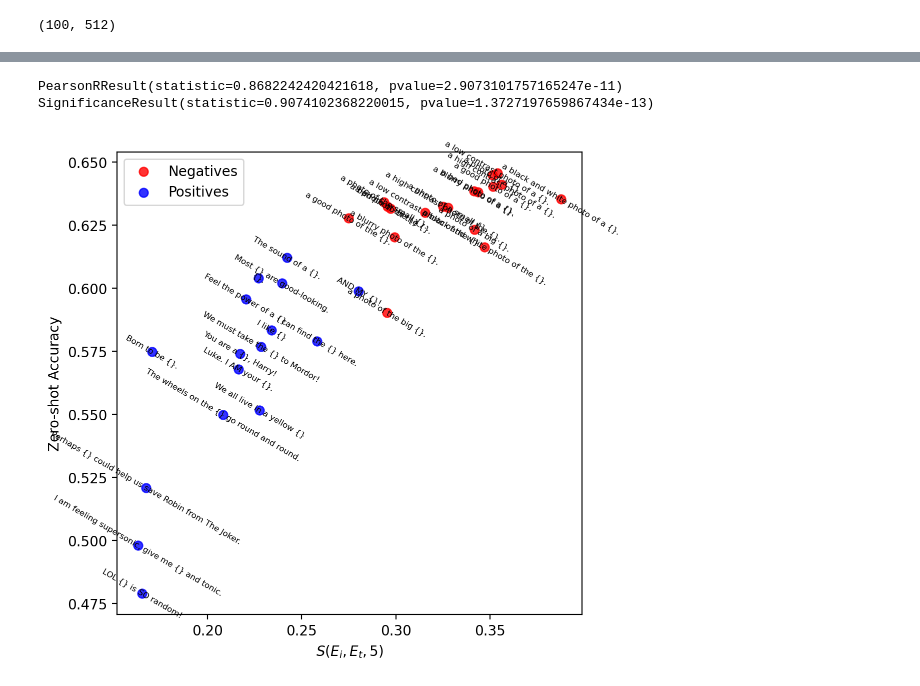
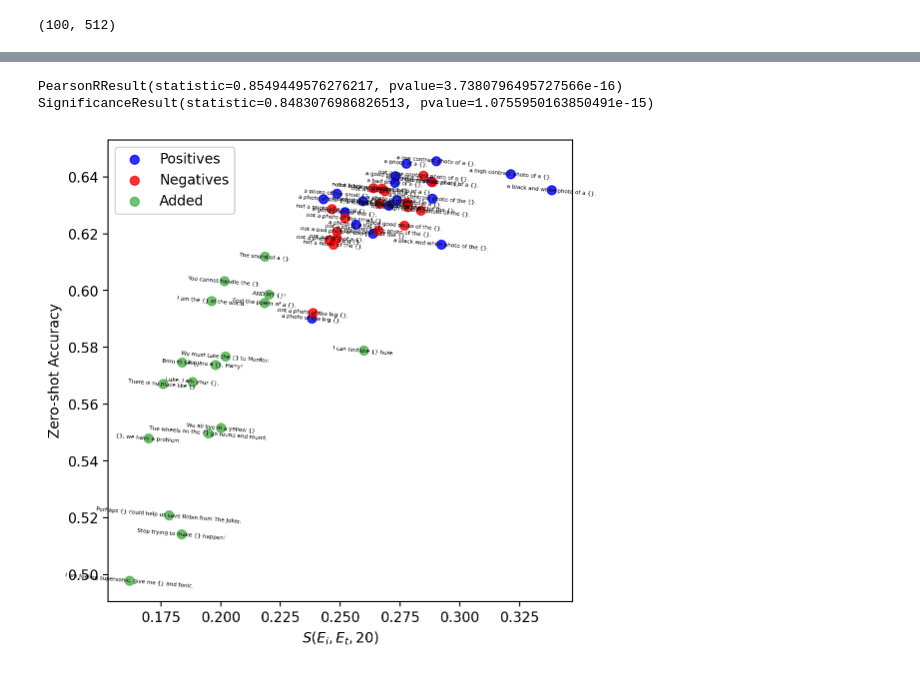
Before and after one commit to tiagoft/graph_structure, a Jupyter notebook: experiments/neurips2024/notebooks/zeroshot_clip.ipynb, the cells around one changed output, grey strips where cells are left out. Drawn from its saved outputs; the diff is of its cells as text; code cells hidden in the pictures.

Commit message:
zeroshot figures now have both the negatives and added templates

```diff
--- a/experiments/neurips2024/notebooks/zeroshot_clip.ipynb
+++ b/experiments/neurips2024/notebooks/zeroshot_clip.ipynb
@@ -268,35 +272,0 @@ plt.show()
-# %%
-# This is scratch
-
-plt.figure(figsize=(7,2))
-colors = [(1,0,0,1)] * (len(templates_)-len(templates)) + [(0,0,1,1)] * len(templates_)
-#labels = ['Negatives'] * len(templates_neg) + ['Positives'] * len(templates_neg)
-
-for i in range(len(dgs)):
-    if i==0:
-        label='Added'
-    elif i==len(templates_)-len(templates)+1:
-        label='Originals'
-    else:
-        label = None
-    yaxis = (np.array(dgs[i])-np.array(js))/(1-np.array(js))
-    plt.plot(ks, yaxis, '-', c=colors[i], alpha=.8, label=label)
-#plt.scatter( ks[np.argmax(res)], np.max(res), label='$S_g(A,B)$', c='r')
-#plt.title(f'$d$ for different $k$. samples={n_samples}, SNR={np.round(SNR,2)}dB' )
-plt.xlabel('$k$')
-plt.ylabel('$S_n(E_i, E_t, k)$')
-#plt.legend(ncol=4)
-
-#plt.plot(n, js, 'k:', label='Hypergeometric' )
-handles, labels = plt.gca().get_legend_handles_labels()
-order = [1, 0]  # Ordem desejada para as legendas (nesse caso, trocando a ordem)
-plt.legend([handles[idx] for idx in order], [labels[idx] for idx in order])
-#plt.xlim([0,5])
-#plt.ylim([0, 1])
-#plt.semilogx()
-#plt.semilogy()
-a = 0.2
-plt.yticks(np.arange(0,1+a, a))
-plt.grid()
-plt.savefig('s_embeddings_k_with_weird.pdf', bbox_inches='tight')
-plt.show()
@@ -305,6 +273,6 @@ plt.show()
 # %%
 X, y = class_rep(np.squeeze(image_embeds), np.squeeze(y_real))
-k = 5
+k = 20
 acc = []
 jdist = []
 for i in range(len(templates_)):
@@ -317,26 +285,28 @@ for i in range(len(templates_)):
 print(st.pearsonr(jdist, acc))
 print(st.spearmanr(jdist, acc))
 # %% [output]
-PearsonRResult(statistic=0.8682242420421618, pvalue=2.9073101757165247e-11)
-SignificanceResult(statistic=0.9074102368220015, pvalue=1.3727197659867434e-13)
+PearsonRResult(statistic=0.8549449576276217, pvalue=3.7380796495727566e-16)
+SignificanceResult(statistic=0.8483076986826513, pvalue=1.0755950163850491e-15)
 # %%
 plt.figure(figsize=(6,6))
 jdist=np.array(jdist)
 acc=np.array(acc)
-plt.scatter(jdist[n_new:], acc[n_new:], s=40, alpha=0.8, c='r', label='Negatives')
-plt.scatter(jdist[:n_new], acc[:n_new], s=40, alpha=0.8, c='b', label='Positives')
+plt.scatter(jdist[:len(templates)], acc[:len(templates)], s=40, alpha=0.8, c=colormap[0], label=labels[0])
+plt.scatter(jdist[len(templates):len(templates)+len(templates_neg)], acc[len(templates):len(templates)+len(templates_neg)], s=40, alpha=0.8, c=colormap[1], label=labels[1])
+plt.scatter(jdist[len(templates)+len(templates_neg):], acc[len(templates)+len(templates_neg):], s=40, alpha=0.8, c=colormap[2], label=labels[2])
+
 for i in range(len(templates_)):
-    plt.text(jdist[i], acc[i], templates_[i], fontsize=6, ha='center', va='center', rotation=-30)
+    plt.text(jdist[i], acc[i], templates_[i], fontsize=4, ha='center', va='center', rotation=-5)
     #plt.text(jdist[i], acc[i]-0.01, ks[i], fontsize=8, ha='center', va='top')
 # for i in range(n_new):
 #     plt.arrow(x=jdist[i], y=acc[i], dx=jdist[n_new+i]-jdist[i], dy=acc[n_new+i]-acc[i],
 #               length_includes_head=True, width=0.0002, head_width=0.002, head_length=0.003,
 #               alpha=0.5)
 
 plt.xlabel(f'$S(E_i,E_t,{k})$')
 plt.ylabel('Zero-shot Accuracy')
 plt.savefig('zeroshot_sg_dirty.pdf', bbox_inches='tight')
 plt.legend()
 plt.show()
 # %% [output]
-[figure, old version]
+[figure, new version]
```
Also changed, not shown: parts of 5 cells of this notebook.
